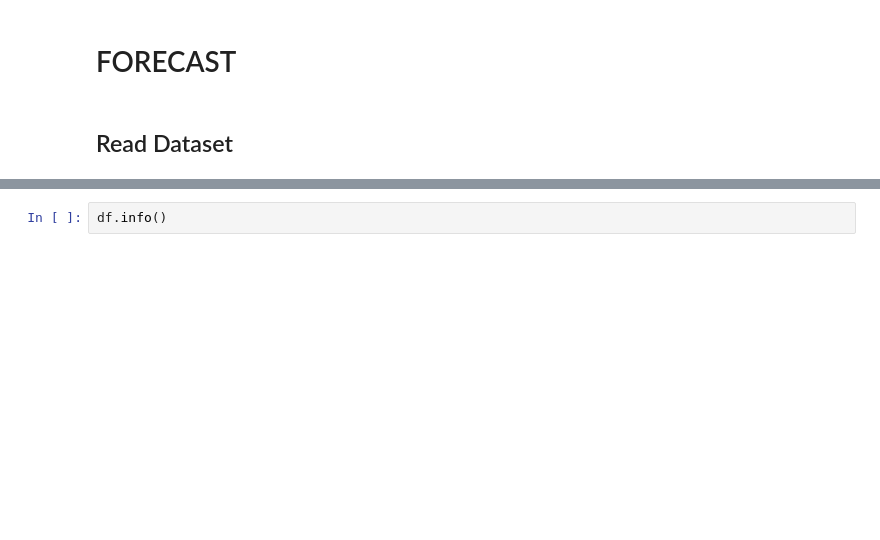
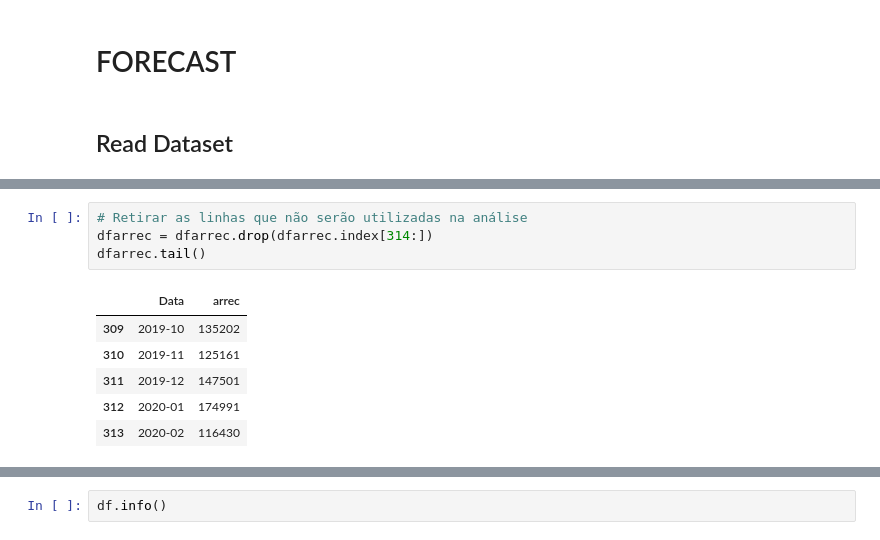
Before and after one commit to mmbs1989/DSWP-Aluno, a Jupyter notebook: Notebook TCC.ipynb, the cells around one changed output, grey strips where cells are left out. Cells and saved outputs as stored; diff of their text form; blank space fills up the shorter version.

```diff
--- a/Notebook TCC.ipynb
+++ b/Notebook TCC.ipynb
@@ -97,0 +113,11 @@ df.set_index('ds', inplace=True)
+# %%
+# Retirar as linhas que não serão utilizadas na análise
+dfarrec = dfarrec.drop(dfarrec.index[314:])
+dfarrec.tail()
+# %% [output]
+|  | Data | arrec |
+| 309 | 2019-10 | 135202 |
+| 310 | 2019-11 | 125161 |
+| 311 | 2019-12 | 147501 |
+| 312 | 2020-01 | 174991 |
+| 313 | 2020-02 | 116430 |
```
Also changed, not shown: parts of 7 cells of this notebook.
